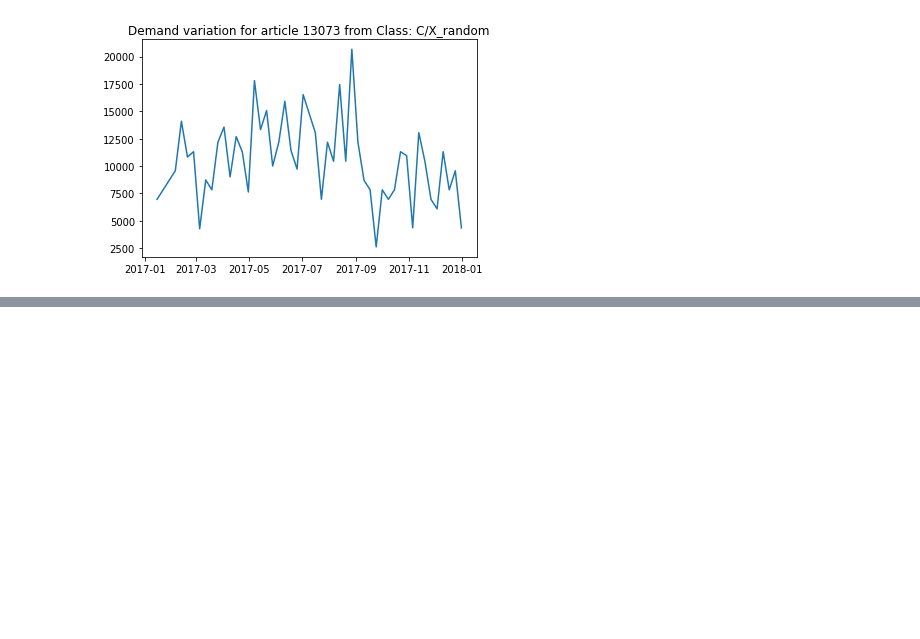
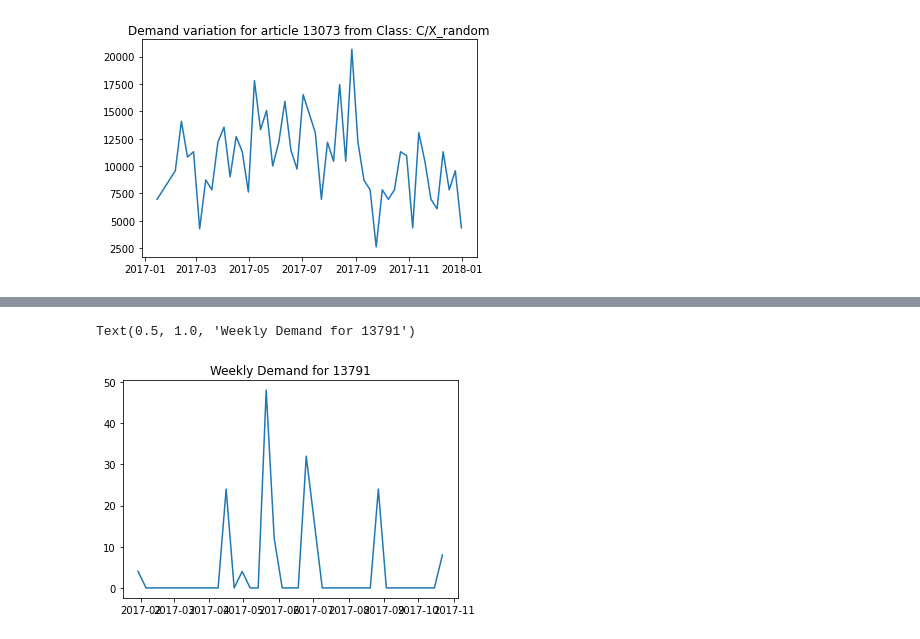
Before and after one commit to sattwiksuman/Digital_Operations_and_Supply_Chain_Management, a Jupyter notebook: ABC_XYZ_Analysis.ipynb, the cells around one changed output, grey strips where cells are left out. Drawn from its saved outputs; the diff is of its cells as text; code cells hidden in the pictures; blank space fills up the shorter version.

```diff
--- a/ABC_XYZ_Analysis.ipynb
+++ b/ABC_XYZ_Analysis.ipynb
@@ -241,0 +230,4 @@ plt.savefig('/content/'+plot_name.replace('/', '_')+'.png')
+# %%
+df_10408.sort_values(by='Belegdatum', ignore_index=True, inplace=True)
+# %%
+df_10408.set_index(pd.DatetimeIndex(df_10408['Belegdatum']))
@@ -241,0 +251,4 @@ plt.savefig('/content/'+plot_name.replace('/', '_')+'.png')
+# %%
+df_10408.index=df_10408['Belegdatum']
+# %%
+weekly_val = df_10408.groupby(pd.Grouper(freq='W'))['Stat.Menge'].sum().reset_index()
@@ -241,0 +257,6 @@ plt.savefig('/content/'+plot_name.replace('/', '_')+'.png')
+# %%
+plt.plot(weekly_val['Belegdatum'], weekly_val['Stat.Menge'])
+plt.title(f'Weekly Demand for 13791')
+# %% [output]
+Text(0.5, 1.0, 'Weekly Demand for 13791')
+[figure, added]
```
Also changed, not shown: parts of 14 cells of this notebook.
